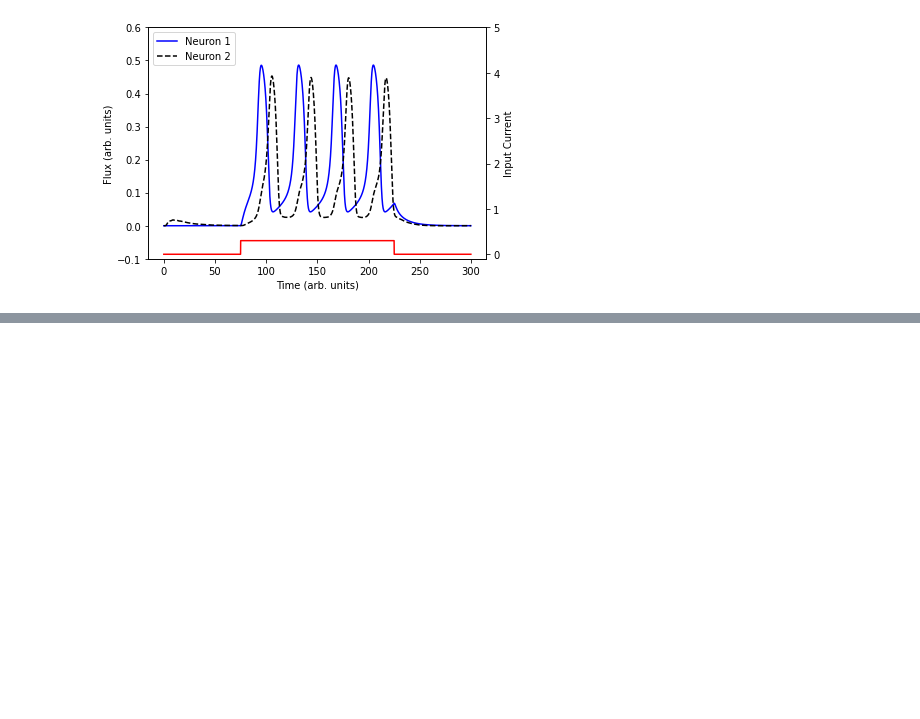
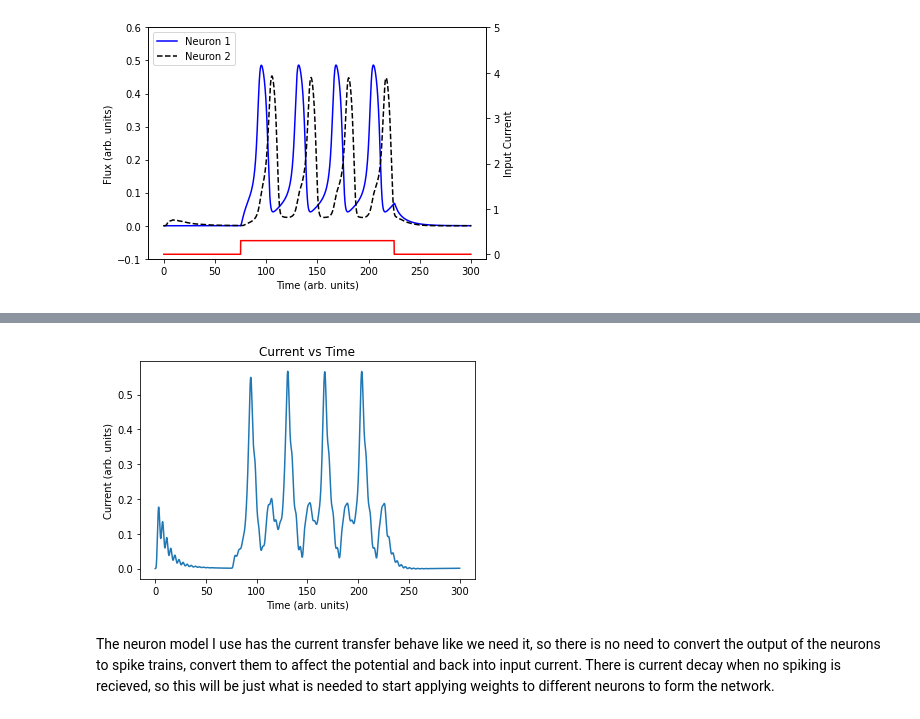
Before and after one commit to ubsuny/Josephson_Junction_Neuromorphic-Raspi4-, a Jupyter notebook: Neural Networking/Connecting Neurons.ipynb, the cells around one changed output, grey strips where cells are left out. Drawn from its saved outputs; the diff is of its cells as text; code cells hidden in the pictures; blank space fills up the shorter version.

```diff
--- a/Neural Networking/Connecting Neurons.ipynb
+++ b/Neural Networking/Connecting Neurons.ipynb
@@ -70,6 +70,8 @@ id_o = 0
 v_o = 0
 vd_o = 0
 
+oc = [i_o]  # Output Current to plot later
+
 ## Initial Conditions, Neuron 2
 phi_2p[0] = 0
 v_2p[0] = 0
@@ -83,19 +85,18 @@ for j in range(np.size(tspan)-1):
     ## First Neuron
     phi_p[j+1], v_p[j+1] = jj.junction_step(phi_p[j], v_p[j], dt, gamma, i_p)
     phi_c[j+1], v_c[j+1] = jj.junction_step(phi_c[j], v_c[j], dt, gamma, i_c)
-    i_p = -lmda*(phi_c[j+1] + phi_p[j+1]) + lmda_s*ispan[j+1] + (1-lmda_p)*i_b
-    i_c = (-lmda*(phi_c[j+1] + phi_p[j+1]) + lmda_s*ispan[j+1] - lmda_p*i_b)/eta
+    [i_p, i_c] = jj.currents(lmda,phi_c[j+1],phi_p[j+1],lmda_s,ispan[j+1],lmda_p,i_b,eta)
 
     ## Output to Second Neuron
     [i_o, id_o, v_o, vd_o] = jj.synapse_step(v_o, vd_o, i_o, id_o, v_p[j], v_2c[j], v_2p[j], gamma, omega, Q, lmda, lmda_syn, r12, dt)
+    oc.append(i_o)
 
     ## Second Neuron
     phi_2p[j+1], v_2p[j+1] = jj.junction_step(phi_2p[j], v_2p[j], dt, gamma, i_2p)
     phi_2c[j+1], v_2c[j+1] = jj.junction_step(phi_2c[j], v_2c[j], dt, gamma, i_2c)
-    i_2p = -lmda*(phi_2c[j+1] + phi_2p[j+1]) + lmda_s*i_o + (1-lmda_p)*i_b
-    i_2c = (-lmda*(phi_2c[j+1] + phi_2p[j+1]) + lmda_s*i_o - lmda_p*i_b)/eta
+    [i_2p, i_2c] = jj.currents(lmda,phi_2c[j+1],phi_2p[j+1],lmda_s,i_o,lmda_p,i_b,eta)
 
-flux = lmda*(phi_p+phi_c)
+flux = lmda*(phi_p + phi_c)
 flux_2 = lmda*(phi_2p + phi_2c)
 maxima = argrelextrema(flux,np.greater)
 spikes = maxima[0].size
@@ -131,0 +131,10 @@ Note, time depending I may only be able to realize one of these methods, but wou
+# %%
+plt.plot(tspan,oc)
+plt.title('Current vs Time')
+plt.xlabel('Time (arb. units)')
+plt.ylabel('Current (arb. units)')
+plt.show()
+# %% [output]
+[figure, added]
+# %% [markdown]
+The neuron model I use has the current transfer behave like we need it, so there is no need to convert the output of the neurons to spike trains, convert them to affect the potential and back into input current. There is current decay when no spiking is recieved, so this will be just what is needed to start applying weights to different neurons to form the network.
```
Also changed, not shown: parts of 4 cells of this notebook, 3 other files.
